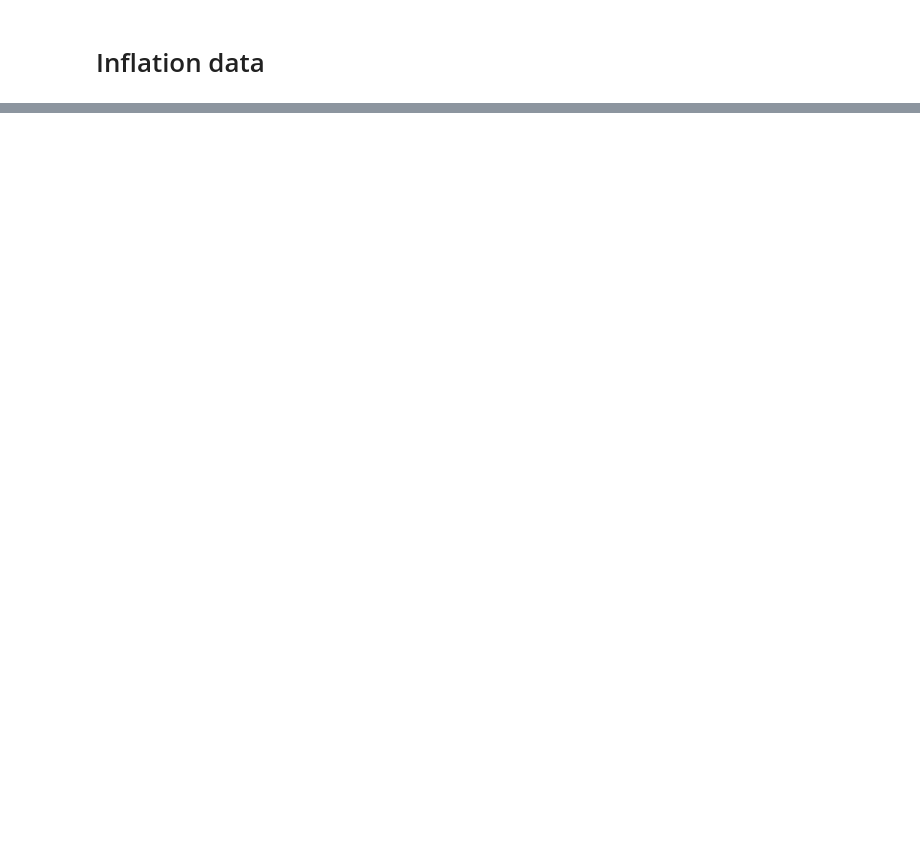
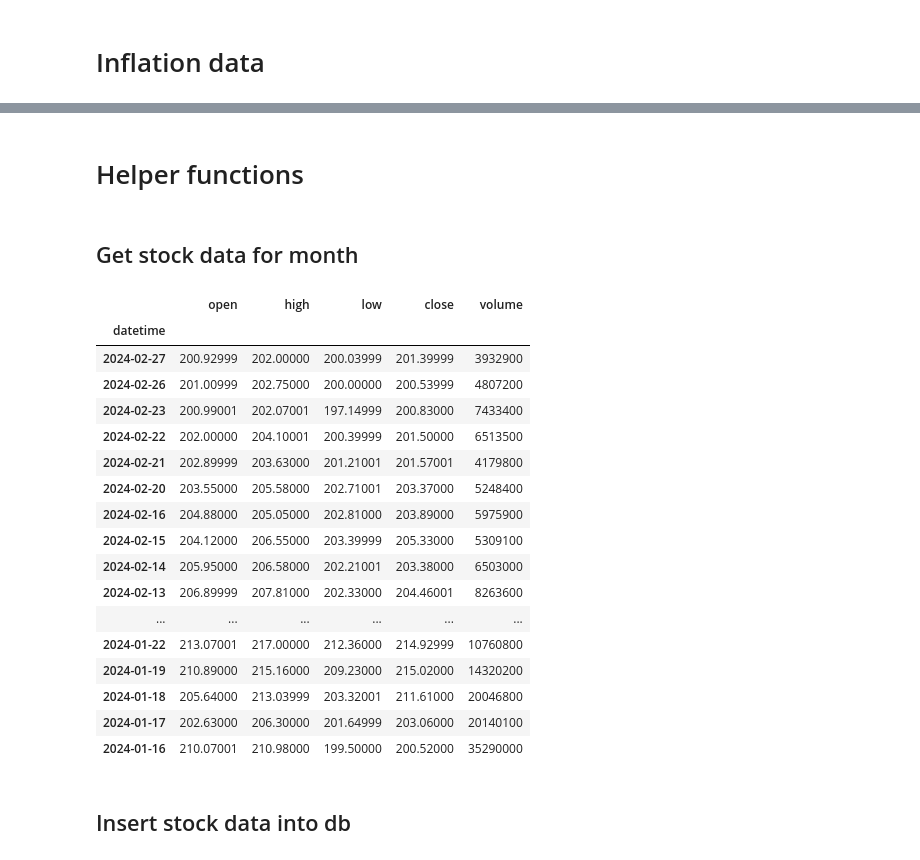
Before and after one commit to CoolMikey/MarketMiner, a Jupyter notebook: main.ipynb, the cells around one changed output, grey strips where cells are left out. Drawn from its saved outputs; the diff is of its cells as text; code cells hidden in the pictures; blank space fills up the shorter version.

Commit message:
historical data & db insert

```diff
--- a/main.ipynb
+++ b/main.ipynb
@@ -40,6 +13,8 @@ import os
 # %%
 load_dotenv()
 api_key = os.getenv("TD_API_KEY")
+db_username = os.getenv("db_username")
+db_password = os.getenv("db_password")
 # %%
 # Initialize client
 td = TDClient(apikey=api_key)
@@ -94,0 +313,9 @@ datetime
+# %%
+print(f"Reading CSV file from: {sample_file_path}")
+df = pd.read_csv(sample_file_path)
+
+# Preview the data
+print("DataFrame shape:", df.shape)
+print("DataFrame columns:", df.columns)
+print("First 5 rows:")
+print(df.head())
@@ -94,0 +493,56 @@ datetime
+# %% [markdown]
+# Helper functions
+# %% [markdown]
+## Get stock data for month
+# %%
+def get_stock_data(symbol, interval, start_date, end_date, custom_name=None):
+    """
+    Fetch stock data from Twelve Data API.
+
+    Parameters:
+    symbol (str): Stock symbol.
+    interval (str): Time interval (e.g., '1min', '1day').
+    start_date (str): Start date in 'YYYY-MM-DD' format.
+    end_date (str): End date in 'YYYY-MM-DD' format.
+
+    Returns:
+    pd.DataFrame: DataFrame containing stock data.
+    """
+    ts = td.time_series(
+        symbol=symbol,
+        interval=interval,
+        start_date=start_date,
+        end_date=end_date,
+        timezone="America/New_York"
+    )
+
+    df = ts.as_pandas()
+
+    file_name = f"data/raw/{symbol}_{interval}_{start_date}_{end_date}.csv"
+    if custom_name:
+        file_name = f"data/raw/{custom_name}.csv"
+
+    df.to_csv(file_name, index=True)
+
+    return df
+# %%
+get_stock_data("BA", "1day", "2024-01-01", "2024-02-28")
+# %% [output]
+|  | open | high | low | close | volume |
+| datetime |  |  |  |  |  |
+| 2024-02-27 | 200.92999 | 202.00000 | 200.03999 | 201.39999 | 3932900 |
+| 2024-02-26 | 201.00999 | 202.75000 | 200.00000 | 200.53999 | 4807200 |
+| 2024-02-23 | 200.99001 | 202.07001 | 197.14999 | 200.83000 | 7433400 |
+| 2024-02-22 | 202.00000 | 204.10001 | 200.39999 | 201.50000 | 6513500 |
+| 2024-02-21 | 202.89999 | 203.63000 | 201.21001 | 201.57001 | 4179800 |
+| 2024-02-20 | 203.55000 | 205.58000 | 202.71001 | 203.37000 | 5248400 |
+| 2024-02-16 | 204.88000 | 205.05000 | 202.81000 | 203.89000 | 5975900 |
+| 2024-02-15 | 204.12000 | 206.55000 | 203.39999 | 205.33000 | 5309100 |
+| 2024-02-14 | 205.95000 | 206.58000 | 202.21001 | 203.38000 | 6503000 |
+| 2024-02-13 | 206.89999 | 207.81000 | 202.33000 | 204.46001 | 8263600 |
+| ... | ... | ... | ... | ... | ... |
+| 2024-01-22 | 213.07001 | 217.00000 | 212.36000 | 214.92999 | 10760800 |
+| 2024-01-19 | 210.89000 | 215.16000 | 209.23000 | 215.02000 | 14320200 |
+| 2024-01-18 | 205.64000 | 213.03999 | 203.32001 | 211.61000 | 20046800 |
+| 2024-01-17 | 202.63000 | 206.30000 | 201.64999 | 203.06000 | 20140100 |
+| 2024-01-16 | 210.07001 | 210.98000 | 199.50000 | 200.52000 | 35290000 |
@@ -94,0 +567,2 @@ datetime
+# %% [markdown]
+## Insert stock data into db
```
Also changed, not shown: parts of 22 cells of this notebook, 5 other files.
